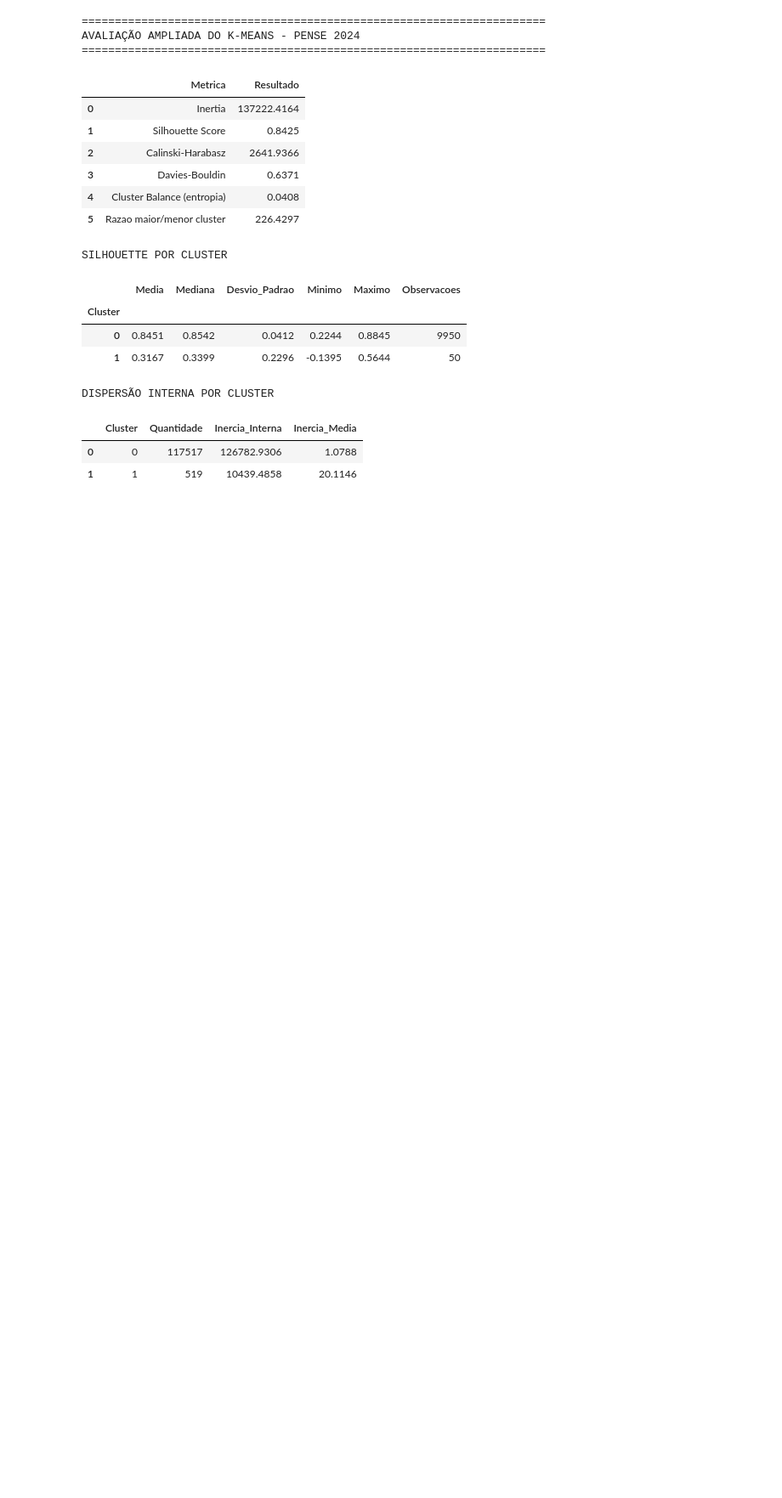
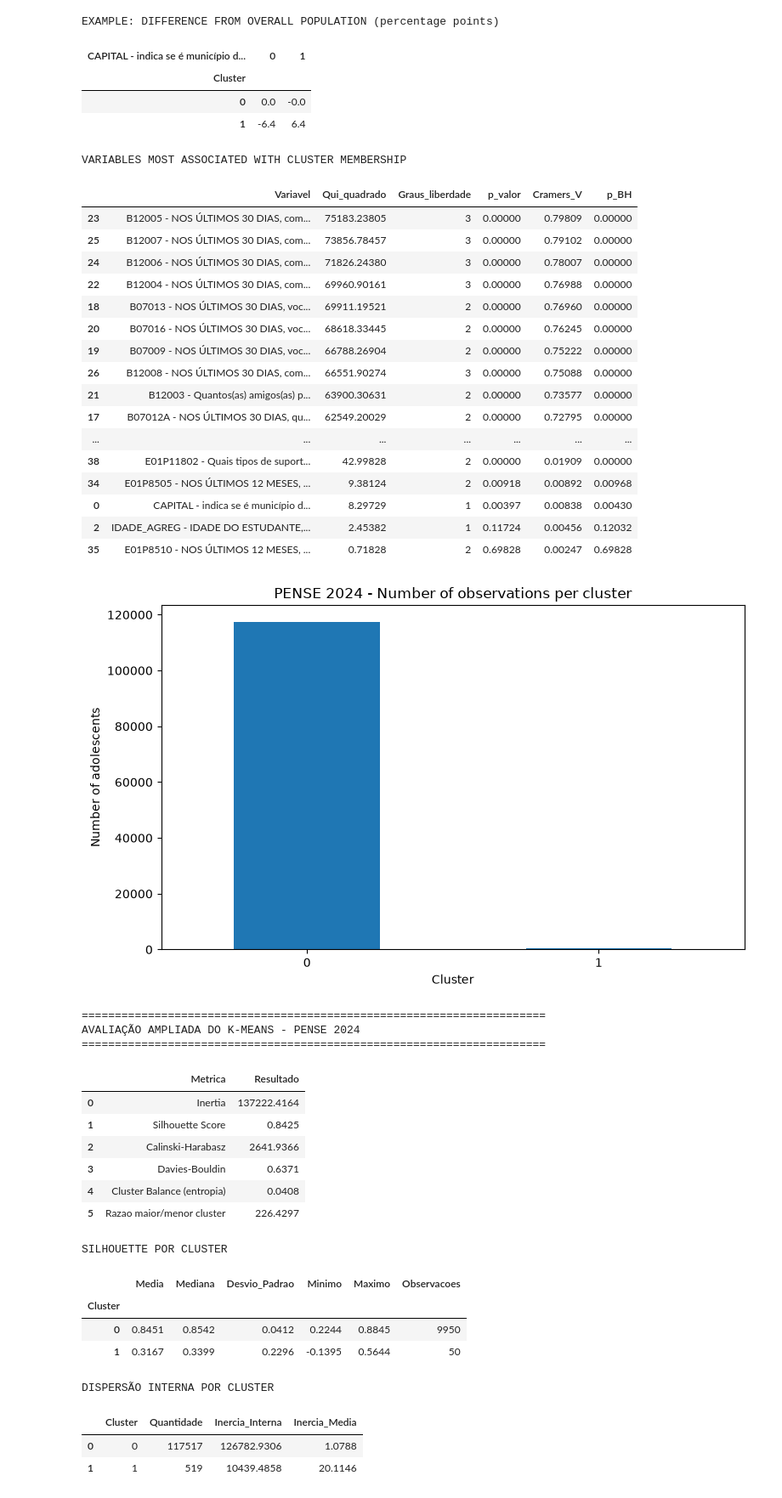
Before and after one commit to jacomassi04/Suicidio_adolescentes_Brasil, a Jupyter notebook: 05_K-Means_HAC_GMM_DBScan_pos_MCA/01_K-means_pos_MCA.ipynb, the cells around one changed output. Shown at 85% size. Cells and saved outputs as stored; diff of their text form; code cells hidden in the pictures; blank space fills up the shorter version.

```diff
--- a/05_K-Means_HAC_GMM_DBScan_pos_MCA/01_K-means_pos_MCA.ipynb
+++ b/05_K-Means_HAC_GMM_DBScan_pos_MCA/01_K-means_pos_MCA.ipynb
@@ -333,19 +329,22 @@ pasta = Path(
 
 arquivo_original = pasta / "07_PENSE2024_IDADE_13_A_17_CATEGORY.feather"
 
-arquivo_clusters = Path(
-    "/Users/claudiojacomassi/Documents/GitHub/"
-    "Suicidio_adolescentes_Brasil/"
-    "05_K-Means_pos_MCA/"
-    "01_PENSE2024_KMEANS_CLUSTERS.feather"
-)
+# Os clusters foram gerados na célula anterior e estão em memória.
+# Não é necessário ler um arquivo externo de clusters.
 
 # --------------------------------------------------
 # 2. LOAD BOTH FILES
 # --------------------------------------------------
 
 df_original = pd.read_feather(arquivo_original)
-df_kmeans = pd.read_feather(arquivo_clusters)
+
+if "df_resultado" not in globals():
+    raise RuntimeError(
+        "Execute primeiro a célula do K-means (célula anterior), "
+        "que cria df_resultado em memória."
+    )
+
+df_kmeans = df_resultado
 
 if len(df_original) != len(df_kmeans):
     raise ValueError(
@@ -517,3 +530,27 @@ FileNotFoundError: [Errno 2] No such file or directory: '/Users/claudiojacomassi
+EXAMPLE: DIFFERENCE FROM OVERALL POPULATION (percentage points)
+| CAPITAL - indica se é município d... | 0 | 1 |
+| Cluster |  |  |
+| 0 | 0.0 | -0.0 |
+| 1 | -6.4 | 6.4 |
+VARIABLES MOST ASSOCIATED WITH CLUSTER MEMBERSHIP
+|  | Variavel | Qui_quadrado | Graus_liberdade | p_valor | Cramers_V | p_BH |
+| 23 | B12005 - NOS ÚLTIMOS 30 DIAS, com... | 75183.23805 | 3 | 0.00000 | 0.79809 | 0.00000 |
+| 25 | B12007 - NOS ÚLTIMOS 30 DIAS, com... | 73856.78457 | 3 | 0.00000 | 0.79102 | 0.00000 |
+| 24 | B12006 - NOS ÚLTIMOS 30 DIAS, com... | 71826.24380 | 3 | 0.00000 | 0.78007 | 0.00000 |
+| 22 | B12004 - NOS ÚLTIMOS 30 DIAS, com... | 69960.90161 | 3 | 0.00000 | 0.76988 | 0.00000 |
+| 18 | B07013 - NOS ÚLTIMOS 30 DIAS, voc... | 69911.19521 | 2 | 0.00000 | 0.76960 | 0.00000 |
+| 20 | B07016 - NOS ÚLTIMOS 30 DIAS, voc... | 68618.33445 | 2 | 0.00000 | 0.76245 | 0.00000 |
+| 19 | B07009 - NOS ÚLTIMOS 30 DIAS, voc... | 66788.26904 | 2 | 0.00000 | 0.75222 | 0.00000 |
+| 26 | B12008 - NOS ÚLTIMOS 30 DIAS, com... | 66551.90274 | 3 | 0.00000 | 0.75088 | 0.00000 |
+| 21 | B12003 - Quantos(as) amigos(as) p... | 63900.30631 | 2 | 0.00000 | 0.73577 | 0.00000 |
+| 17 | B07012A - NOS ÚLTIMOS 30 DIAS, qu... | 62549.20029 | 2 | 0.00000 | 0.72795 | 0.00000 |
+| ... | ... | ... | ... | ... | ... | ... |
+| 38 | E01P11802 - Quais tipos de suport... | 42.99828 | 2 | 0.00000 | 0.01909 | 0.00000 |
+| 34 | E01P8505 - NOS ÚLTIMOS 12 MESES, ... | 9.38124 | 2 | 0.00918 | 0.00892 | 0.00968 |
+| 0 | CAPITAL - indica se é município d... | 8.29729 | 1 | 0.00397 | 0.00838 | 0.00430 |
+| 2 | IDADE_AGREG - IDADE DO ESTUDANTE,... | 2.45382 | 1 | 0.11724 | 0.00456 | 0.12032 |
+| 35 | E01P8510 - NOS ÚLTIMOS 12 MESES, ... | 0.71828 | 2 | 0.69828 | 0.00247 | 0.69828 |
+[figure, added]
 # %%
 
 # ============================================================
```
Also changed, not shown: parts of 2 cells of this notebook, 2 other files.
